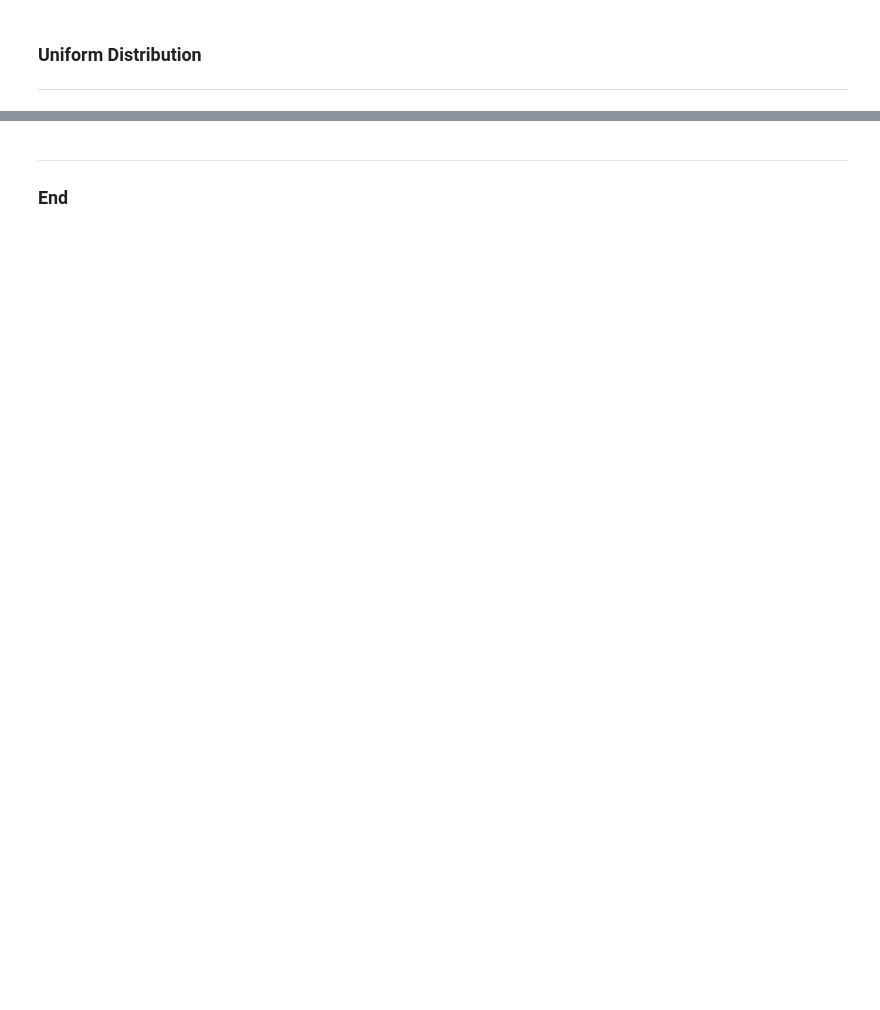
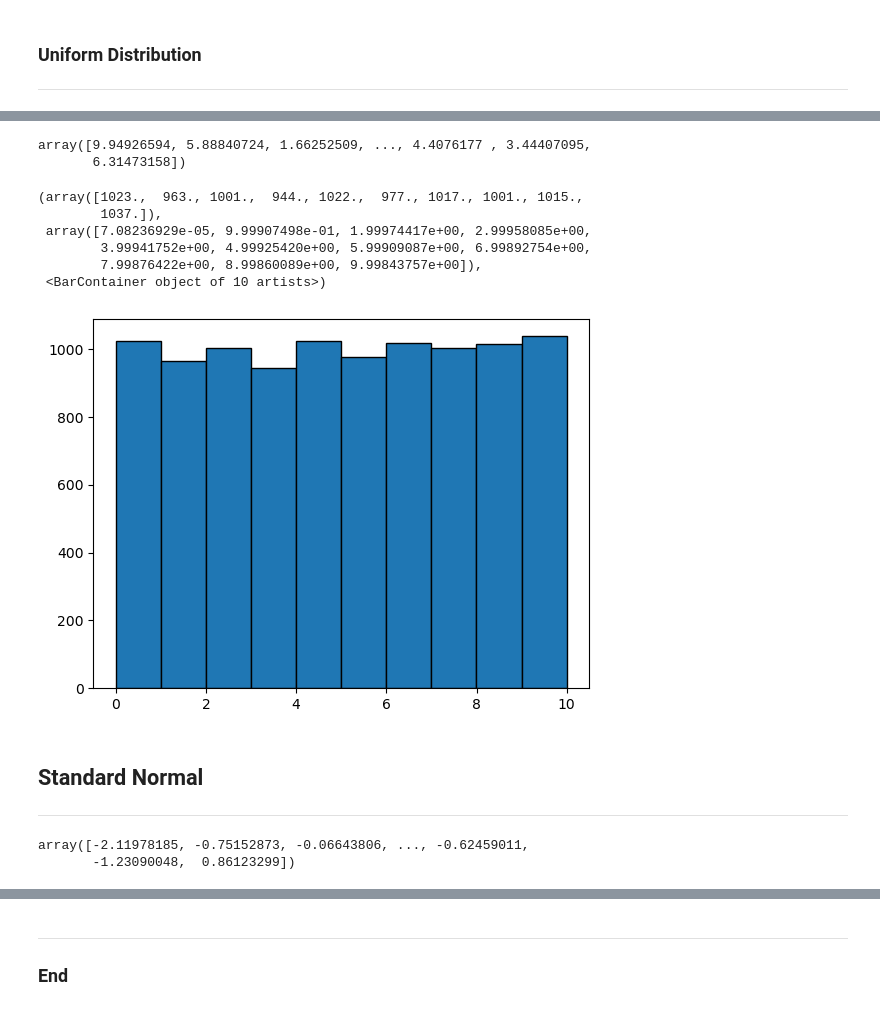
Before and after one commit to galto4/mywork, a Jupyter notebook: random.ipynb, the cells around one changed output, grey strips where cells are left out. Saved outputs shown, nothing was run; the diff lists cells and outputs as text; code cells hidden in the pictures; blank space fills up the shorter version.

```diff
--- a/random.ipynb
+++ b/random.ipynb
@@ -157,0 +158,32 @@ plt.bar(values, counts, edgecolor='black')
+# %%
+# Generate 10,000 floats uniformly distributed over the range (0, 10).
+x = rng.uniform(low=0.0, high=10.0, size=10000)
+
+# Show
+x
+# %% [output]
+array([9.94926594, 5.88840724, 1.66252509, ..., 4.4076177 , 3.44407095,
+       6.31473158])
+# %%
+# Plot Histogram
+plt.hist(x, edgecolor='black')
+# %% [output]
+(array([1023.,  963., 1001.,  944., 1022.,  977., 1017., 1001., 1015.,
+        1037.]),
+ array([7.08236929e-05, 9.99907498e-01, 1.99974417e+00, 2.99958085e+00,
+        3.99941752e+00, 4.99925420e+00, 5.99909087e+00, 6.99892754e+00,
+        7.99876422e+00, 8.99860089e+00, 9.99843757e+00]),
+ <BarContainer object of 10 artists>)
+[figure, added]
+# %% [markdown]
+## Standard Normal
+***
+# %%
+# Generate an array of 10000 numbers.
+x = rng.standard_normal(size=10000)
+
+# Show.
+x
+# %% [output]
+array([-2.11978185, -0.75152873, -0.06643806, ..., -0.62459011,
+       -1.23090048,  0.86123299])
```
Also changed, not shown: parts of 14 cells of this notebook, 1 other file.
